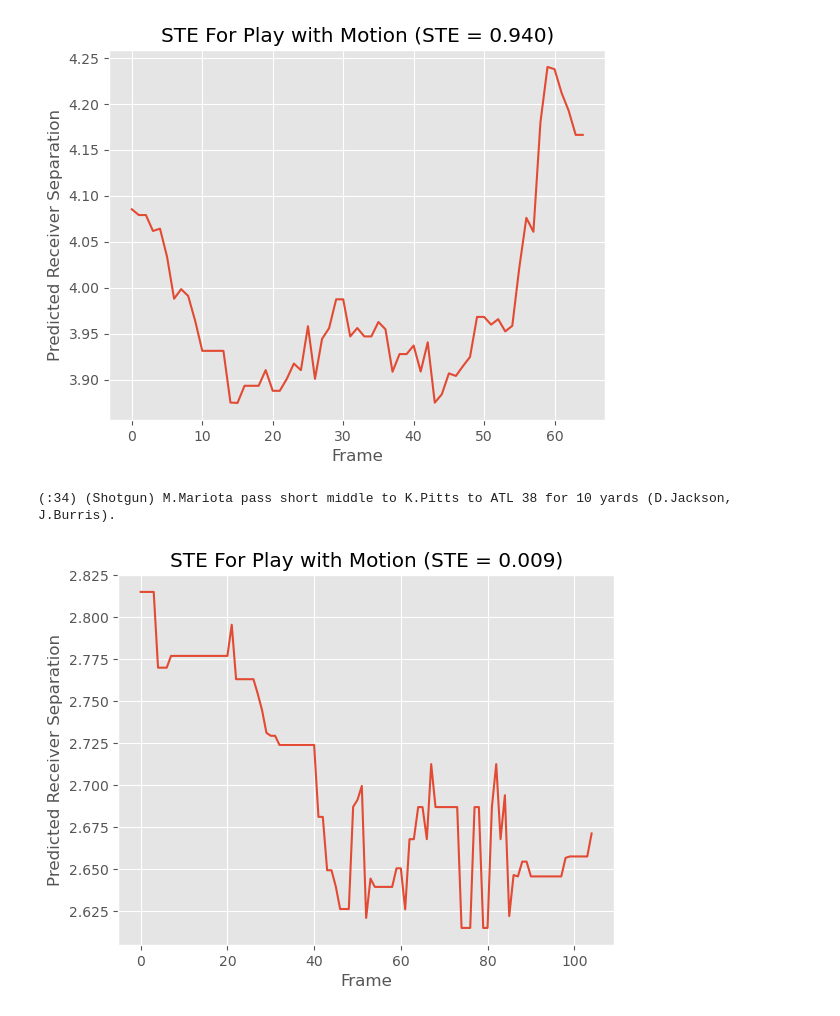
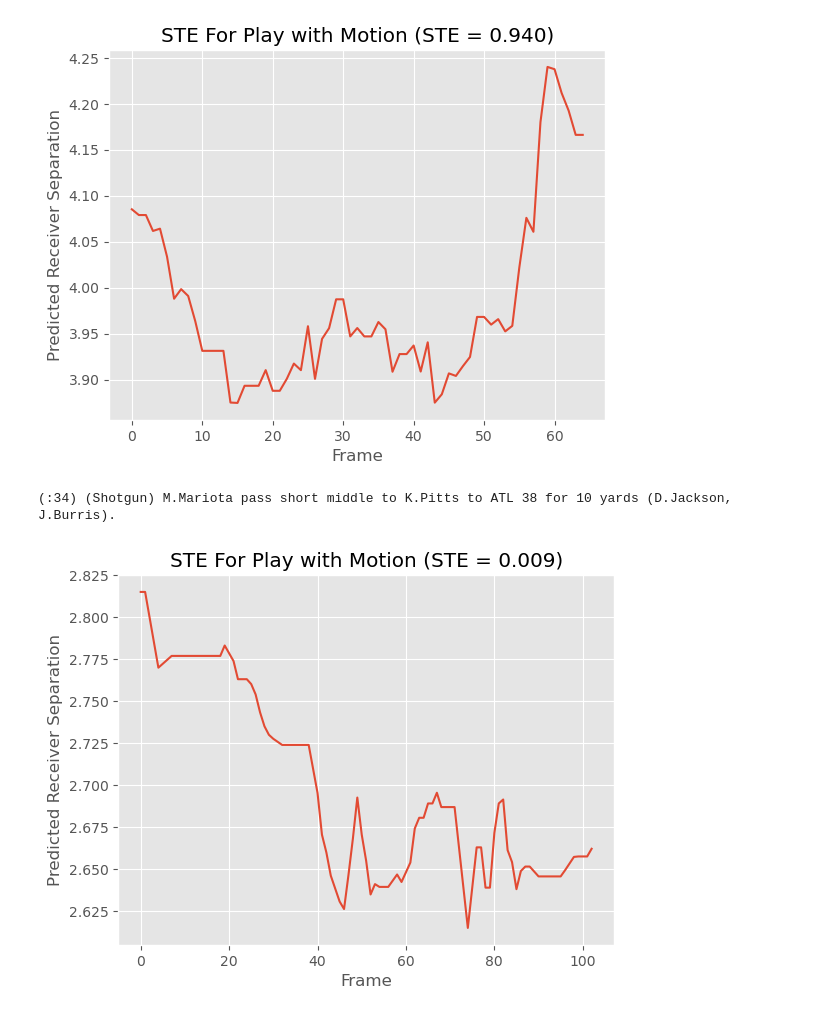
Before and after one commit to shashankmanjunath/snap_timing_efficiency, a Jupyter notebook: ste_analysis.ipynb, the cells around one changed output. Drawn from its saved outputs; the diff is of its cells as text; code cells hidden in the pictures.

```diff
--- a/ste_analysis.ipynb
+++ b/ste_analysis.ipynb
@@ -103,10 +104,10 @@ True Final Separation: 0.23706539182258815
 [figure]
 # %%
 def ste(sep_arr):
-    if len(pred_sep) < 5:
+    n_steps = 3
+    if len(pred_sep) < n_steps:
         return -1
 
-    n_steps = 3
     pred_lp = np.convolve(pred_sep, np.ones(n_steps)/n_steps, mode='valid')
 
     t_max = np.argmax(pred_lp)
@@ -158,17 +161,19 @@ plt.show()
 # %%
 motion_loc = 205
 mrow = ste_data.loc[motion_loc]
 ste_val = mrow["ste"]
 print(mrow["playDescription"])
+n_steps = 3
+pred_lp = np.convolve(mrow["pred_sep"], np.ones(n_steps)/n_steps, mode='valid')
 
 plt.style.use("ggplot")
 plt.figure()
-plt.plot(mrow["pred_sep"])
+plt.plot(pred_lp)
 plt.title(f"STE For Play with Motion (STE = {ste_val:.3f})")
 plt.xlabel("Frame")
 plt.ylabel("Predicted Receiver Separation")
 plt.savefig("imgs/motion_ste_bad.png", dpi=400)
 plt.show()
 # %% [output]
 (:34) (Shotgun) M.Mariota pass short middle to K.Pitts to ATL 38 for 10 yards (D.Jackson, J.Burris).
-[figure, old version]
+[figure, new version]
```
Also changed, not shown: parts of 9 cells of this notebook, 2 other files.
